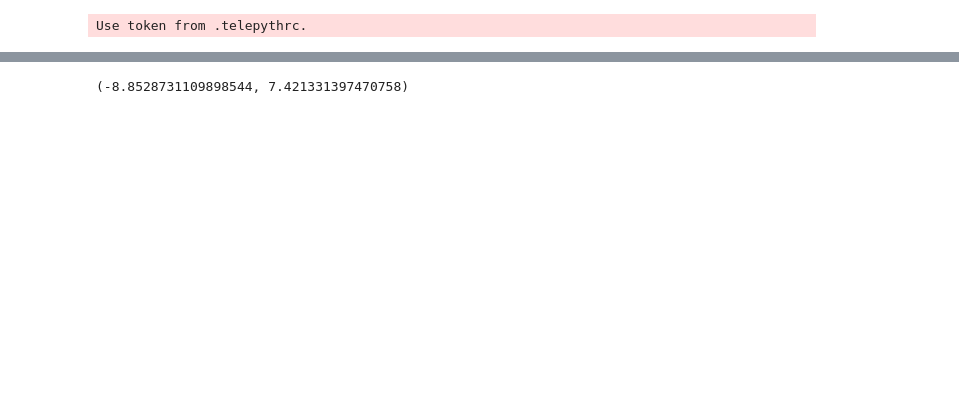
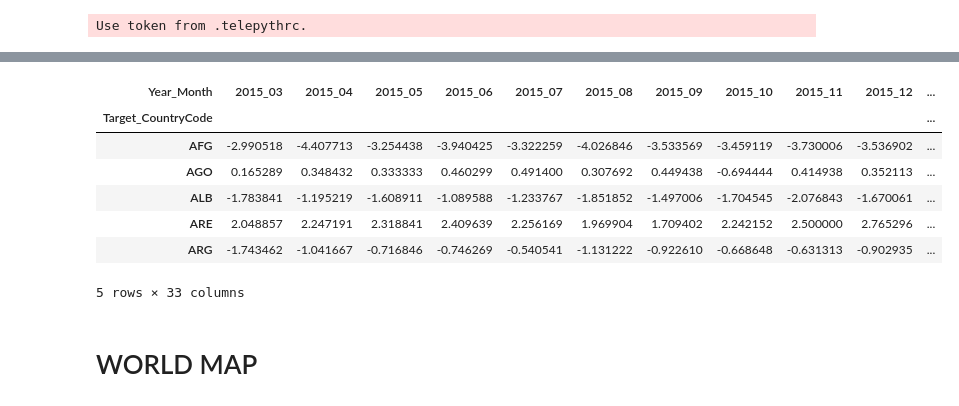
Before and after one commit to gregunz/AppliedDataAnalysis2017, a Jupyter notebook: project/src/viz.ipynb, the cells around one changed output, grey strips where cells are left out. Drawn from its saved outputs; the diff is of its cells as text; code cells hidden in the pictures; blank space fills up the shorter version.

```diff
--- a/project/src/viz.ipynb
+++ b/project/src/viz.ipynb
@@ -59,4 +56,0 @@ max_scale = df_normed.max().max()
-# %%
-min_scale, max_scale
-# %% [output]
-(-8.8528731109898544, 7.421331397470758)
@@ -134,0 +57,11 @@ layout = {
+# %%
+df_aggregated.head()
+# %% [output]
+| Year_Month | 2015_03 | 2015_04 | 2015_05 | 2015_06 | 2015_07 | 2015_08 | 2015_09 | 2015_10 | 2015_11 | 2015_12 | ... |
+| Target_CountryCode |  |  |  |  |  |  |  |  |  |  | ... |
+| AFG | -2.990518 | -4.407713 | -3.254438 | -3.940425 | -3.322259 | -4.026846 | -3.533569 | -3.459119 | -3.730006 | -3.536902 | ... |
+| AGO | 0.165289 | 0.348432 | 0.333333 | 0.460299 | 0.491400 | 0.307692 | 0.449438 | -0.694444 | 0.414938 | 0.352113 | ... |
+| ALB | -1.783841 | -1.195219 | -1.608911 | -1.089588 | -1.233767 | -1.851852 | -1.497006 | -1.704545 | -2.076843 | -1.670061 | ... |
+| ARE | 2.048857 | 2.247191 | 2.318841 | 2.409639 | 2.256169 | 1.969904 | 1.709402 | 2.242152 | 2.500000 | 2.765296 | ... |
+| ARG | -1.743462 | -1.041667 | -0.716846 | -0.746269 | -0.540541 | -1.131222 | -0.922610 | -0.668648 | -0.631313 | -0.902935 | ... |
+5 rows × 33 columns
@@ -135 +70,3 @@ layout = {
+# %% [markdown]
+# WORLD MAP
 # %%
```
Also changed, not shown: parts of 22 cells of this notebook, 1 other file.
